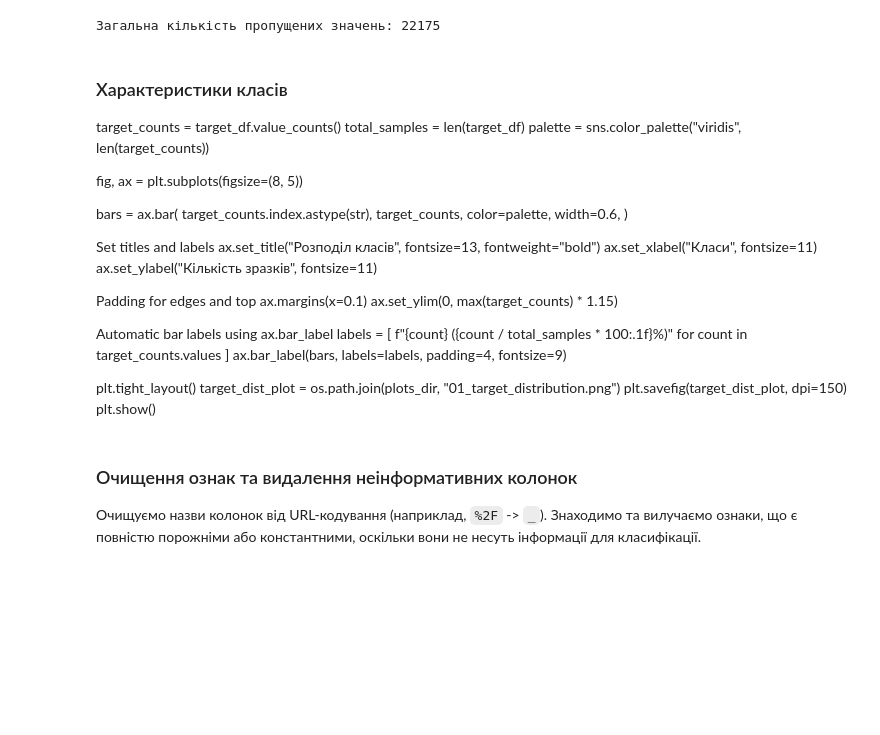
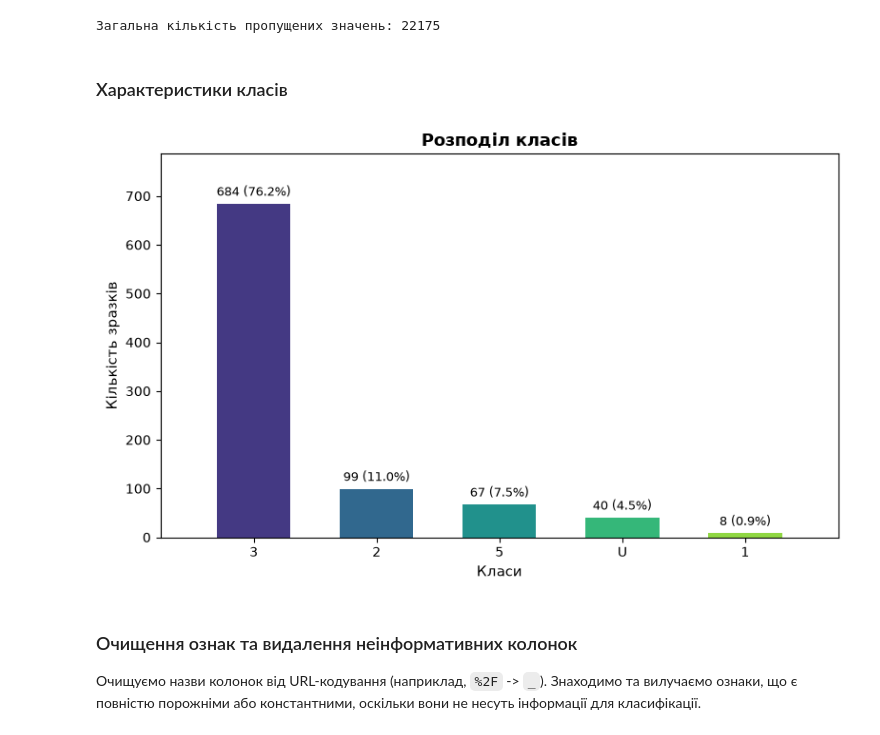
Before and after one commit to yur4uwe/machine-learning, a Jupyter notebook: 4-decision-trees/main.ipynb, the cells around one changed output. Cells and saved outputs as stored; diff of their text form; code cells hidden in the pictures; blank space fills up the shorter version.

```diff
--- a/4-decision-trees/main.ipynb
+++ b/4-decision-trees/main.ipynb
@@ -83,41 +83,44 @@ total_missing = int(missing_values.sum())
 print(f"Загальна кількість пропущених значень: {total_missing}")
 # %% [output]
 Загальна кількість пропущених значень: 22175
-# %% [markdown]
-### Характеристики класів
-
-target_counts = target_df.value_counts()
-total_samples = len(target_df)
-palette = sns.color_palette("viridis", len(target_counts))
-
-fig, ax = plt.subplots(figsize=(8, 5))
-
-bars = ax.bar(
-    target_counts.index.astype(str),
-    target_counts,
-    color=palette,
-    width=0.6,
-)
-
-Set titles and labels
-ax.set_title("Розподіл класів", fontsize=13, fontweight="bold")
-ax.set_xlabel("Класи", fontsize=11)
-ax.set_ylabel("Кількість зразків", fontsize=11)
-
-Padding for edges and top
-ax.margins(x=0.1)
-ax.set_ylim(0, max(target_counts) * 1.15)
-
-Automatic bar labels using ax.bar_label
-labels = [
-    f"{count} ({count / total_samples * 100:.1f}%)" for count in target_counts.values
-]
-ax.bar_label(bars, labels=labels, padding=4, fontsize=9)
-
-plt.tight_layout()
-target_dist_plot = os.path.join(plots_dir, "01_target_distribution.png")
-plt.savefig(target_dist_plot, dpi=150)
-plt.show()
+# %% [markdown]
+### Характеристики класів
+# %%
+
+target_counts = target_df.value_counts()
+total_samples = len(target_df)
+palette = sns.color_palette("viridis", len(target_counts))
+
+fig, ax = plt.subplots(figsize=(8, 5))
+
+bars = ax.bar(
+    target_counts.index.astype(str),
+    target_counts,
+    color=palette,
+    width=0.6,
+)
+
+# Set titles and labels
+ax.set_title("Розподіл класів", fontsize=13, fontweight="bold")
+ax.set_xlabel("Класи", fontsize=11)
+ax.set_ylabel("Кількість зразків", fontsize=11)
+
+# Padding for edges and top
+ax.margins(x=0.1)
+ax.set_ylim(0, max(target_counts) * 1.15)
+
+# Automatic bar labels using ax.bar_label
+labels = [
+    f"{count} ({count / total_samples * 100:.1f}%)" for count in target_counts.values
+]
+ax.bar_label(bars, labels=labels, padding=4, fontsize=9)
+
+plt.tight_layout()
+target_dist_plot = os.path.join(plots_dir, "01_target_distribution.png")
+plt.savefig(target_dist_plot, dpi=150)
+plt.show()
+# %% [output]
+[figure, added]
 # %% [markdown]
 ### Очищення ознак та видалення неінформативних колонок
 
```
Also changed, not shown: parts of 18 cells of this notebook, 1 other file.
